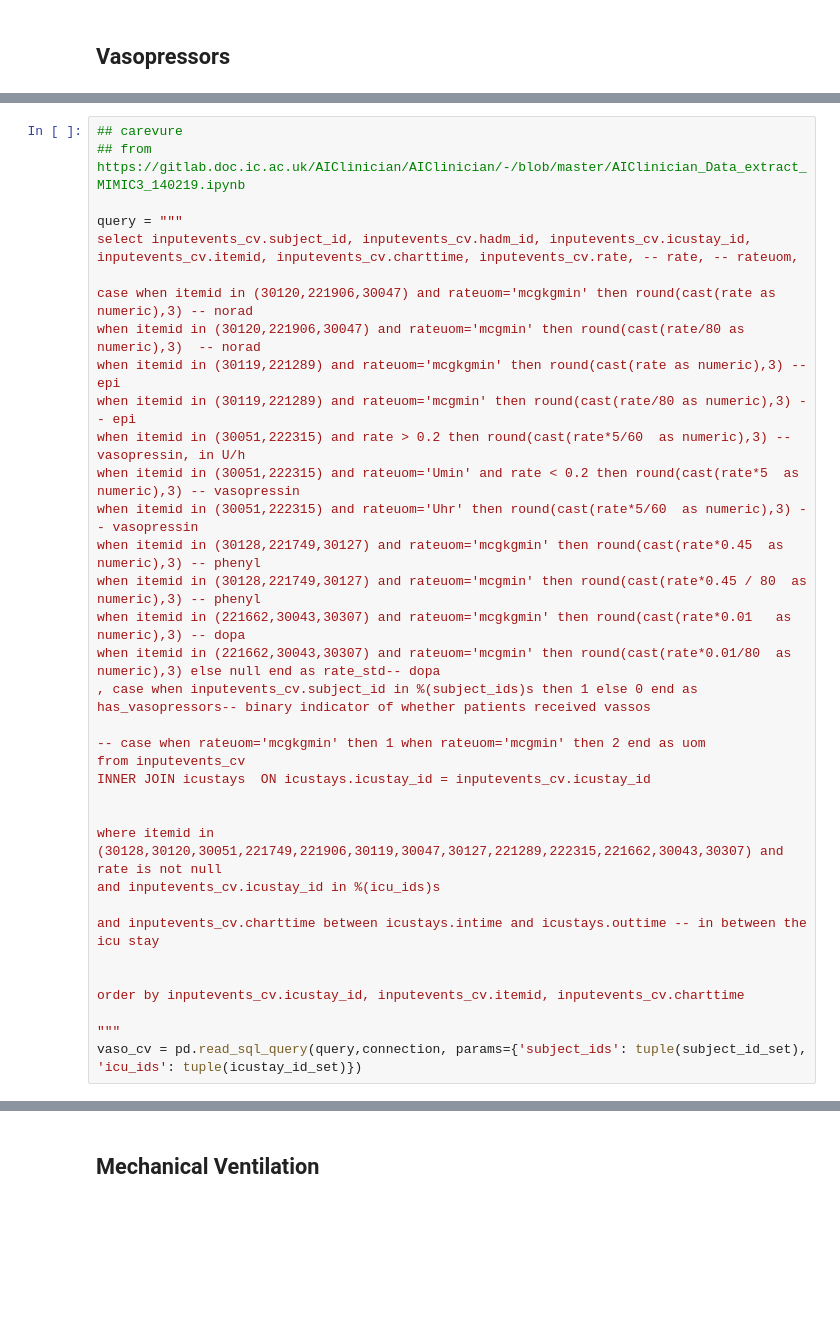
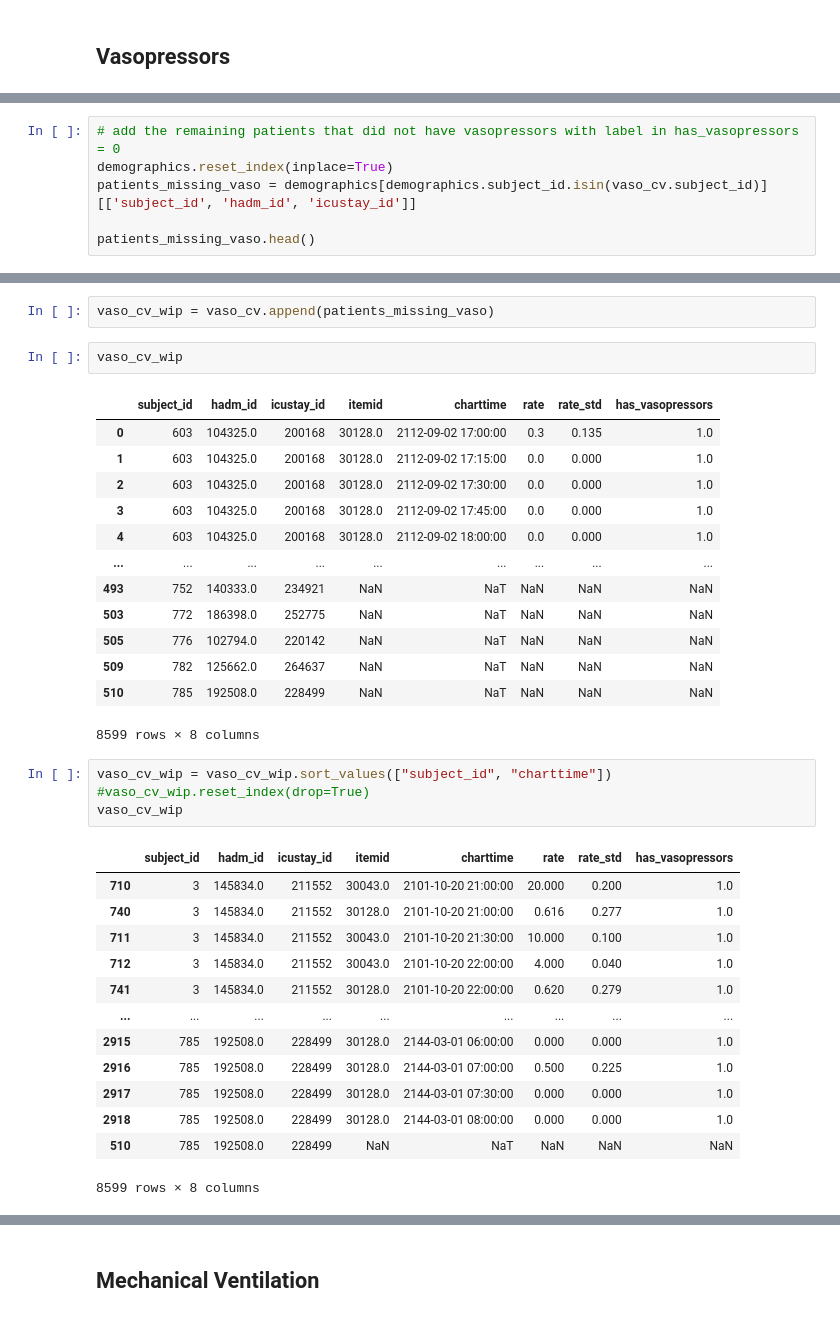
Before and after one commit to MariaBampaAI/patient_clustering_EHR, a Jupyter notebook: WIP_queries_prepro.ipynb, the cells around one changed output, grey strips where cells are left out. Drawn from its saved outputs; the diff is of its cells as text; blank space fills up the shorter version.

```diff
--- a/WIP_queries_prepro.ipynb
+++ b/WIP_queries_prepro.ipynb
@@ -512,35 +236,0 @@ voso_mv
-# %%
-## carevure
-## from https://gitlab.doc.ic.ac.uk/AIClinician/AIClinician/-/blob/master/AIClinician_Data_extract_MIMIC3_140219.ipynb
-
-query = """
-select inputevents_cv.subject_id, inputevents_cv.hadm_id, inputevents_cv.icustay_id,  inputevents_cv.itemid, inputevents_cv.charttime, inputevents_cv.rate, -- rate, -- rateuom,
-
-case when itemid in (30120,221906,30047) and rateuom='mcgkgmin' then round(cast(rate as numeric),3) -- norad
-when itemid in (30120,221906,30047) and rateuom='mcgmin' then round(cast(rate/80 as numeric),3)  -- norad
-when itemid in (30119,221289) and rateuom='mcgkgmin' then round(cast(rate as numeric),3) -- epi
-when itemid in (30119,221289) and rateuom='mcgmin' then round(cast(rate/80 as numeric),3) -- epi
-when itemid in (30051,222315) and rate > 0.2 then round(cast(rate*5/60  as numeric),3) -- vasopressin, in U/h
-when itemid in (30051,222315) and rateuom='Umin' and rate < 0.2 then round(cast(rate*5  as numeric),3) -- vasopressin
-when itemid in (30051,222315) and rateuom='Uhr' then round(cast(rate*5/60  as numeric),3) -- vasopressin
-when itemid in (30128,221749,30127) and rateuom='mcgkgmin' then round(cast(rate*0.45  as numeric),3) -- phenyl
-when itemid in (30128,221749,30127) and rateuom='mcgmin' then round(cast(rate*0.45 / 80  as numeric),3) -- phenyl
-when itemid in (221662,30043,30307) and rateuom='mcgkgmin' then round(cast(rate*0.01   as numeric),3) -- dopa
-when itemid in (221662,30043,30307) and rateuom='mcgmin' then round(cast(rate*0.01/80  as numeric),3) else null end as rate_std-- dopa
-, case when inputevents_cv.subject_id in %(subject_ids)s then 1 else 0 end as has_vasopressors-- binary indicator of whether patients received vassos
-
--- case when rateuom='mcgkgmin' then 1 when rateuom='mcgmin' then 2 end as uom
-from inputevents_cv
-INNER JOIN icustays  ON icustays.icustay_id = inputevents_cv.icustay_id
-
-
-where itemid in (30128,30120,30051,221749,221906,30119,30047,30127,221289,222315,221662,30043,30307) and rate is not null
-and inputevents_cv.icustay_id in %(icu_ids)s
-
-and inputevents_cv.charttime between icustays.intime and icustays.outtime -- in between the icu stay
-
-
-order by inputevents_cv.icustay_id, inputevents_cv.itemid, inputevents_cv.charttime
-
-"""
-vaso_cv = pd.read_sql_query(query,connection, params={'subject_ids': tuple(subject_id_set), 'icu_ids': tuple(icustay_id_set)})
@@ -566,0 +237,6 @@ vaso_cv
+# %%
+# add the remaining patients that did not have vasopressors with label in has_vasopressors = 0
+demographics.reset_index(inplace=True)
+patients_missing_vaso = demographics[demographics.subject_id.isin(vaso_cv.subject_id)][['subject_id', 'hadm_id', 'icustay_id']]
+
+patients_missing_vaso.head()
@@ -566,0 +259,36 @@ vaso_cv
+# %%
+vaso_cv_wip = vaso_cv.append(patients_missing_vaso)
+# %%
+vaso_cv_wip
+# %% [output]
+|  | subject_id | hadm_id | icustay_id | itemid | charttime | rate | rate_std | has_vasopressors |
+| 0 | 603 | 104325.0 | 200168 | 30128.0 | 2112-09-02 17:00:00 | 0.3 | 0.135 | 1.0 |
+| 1 | 603 | 104325.0 | 200168 | 30128.0 | 2112-09-02 17:15:00 | 0.0 | 0.000 | 1.0 |
+| 2 | 603 | 104325.0 | 200168 | 30128.0 | 2112-09-02 17:30:00 | 0.0 | 0.000 | 1.0 |
+| 3 | 603 | 104325.0 | 200168 | 30128.0 | 2112-09-02 17:45:00 | 0.0 | 0.000 | 1.0 |
+| 4 | 603 | 104325.0 | 200168 | 30128.0 | 2112-09-02 18:00:00 | 0.0 | 0.000 | 1.0 |
+| ... | ... | ... | ... | ... | ... | ... | ... | ... |
+| 493 | 752 | 140333.0 | 234921 | NaN | NaT | NaN | NaN | NaN |
+| 503 | 772 | 186398.0 | 252775 | NaN | NaT | NaN | NaN | NaN |
+| 505 | 776 | 102794.0 | 220142 | NaN | NaT | NaN | NaN | NaN |
+| 509 | 782 | 125662.0 | 264637 | NaN | NaT | NaN | NaN | NaN |
+| 510 | 785 | 192508.0 | 228499 | NaN | NaT | NaN | NaN | NaN |
+8599 rows × 8 columns
+# %%
+vaso_cv_wip = vaso_cv_wip.sort_values(["subject_id", "charttime"])
+#vaso_cv_wip.reset_index(drop=True)
+vaso_cv_wip
+# %% [output]
+|  | subject_id | hadm_id | icustay_id | itemid | charttime | rate | rate_std | has_vasopressors |
+| 710 | 3 | 145834.0 | 211552 | 30043.0 | 2101-10-20 21:00:00 | 20.000 | 0.200 | 1.0 |
+| 740 | 3 | 145834.0 | 211552 | 30128.0 | 2101-10-20 21:00:00 | 0.616 | 0.277 | 1.0 |
+| 711 | 3 | 145834.0 | 211552 | 30043.0 | 2101-10-20 21:30:00 | 10.000 | 0.100 | 1.0 |
+| 712 | 3 | 145834.0 | 211552 | 30043.0 | 2101-10-20 22:00:00 | 4.000 | 0.040 | 1.0 |
+| 741 | 3 | 145834.0 | 211552 | 30128.0 | 2101-10-20 22:00:00 | 0.620 | 0.279 | 1.0 |
+| ... | ... | ... | ... | ... | ... | ... | ... | ... |
+| 2915 | 785 | 192508.0 | 228499 | 30128.0 | 2144-03-01 06:00:00 | 0.000 | 0.000 | 1.0 |
+| 2916 | 785 | 192508.0 | 228499 | 30128.0 | 2144-03-01 07:00:00 | 0.500 | 0.225 | 1.0 |
+| 2917 | 785 | 192508.0 | 228499 | 30128.0 | 2144-03-01 07:30:00 | 0.000 | 0.000 | 1.0 |
+| 2918 | 785 | 192508.0 | 228499 | 30128.0 | 2144-03-01 08:00:00 | 0.000 | 0.000 | 1.0 |
+| 510 | 785 | 192508.0 | 228499 | NaN | NaT | NaN | NaN | NaN |
+8599 rows × 8 columns
```
Also changed, not shown: parts of 64 cells of this notebook, 2 other files.
